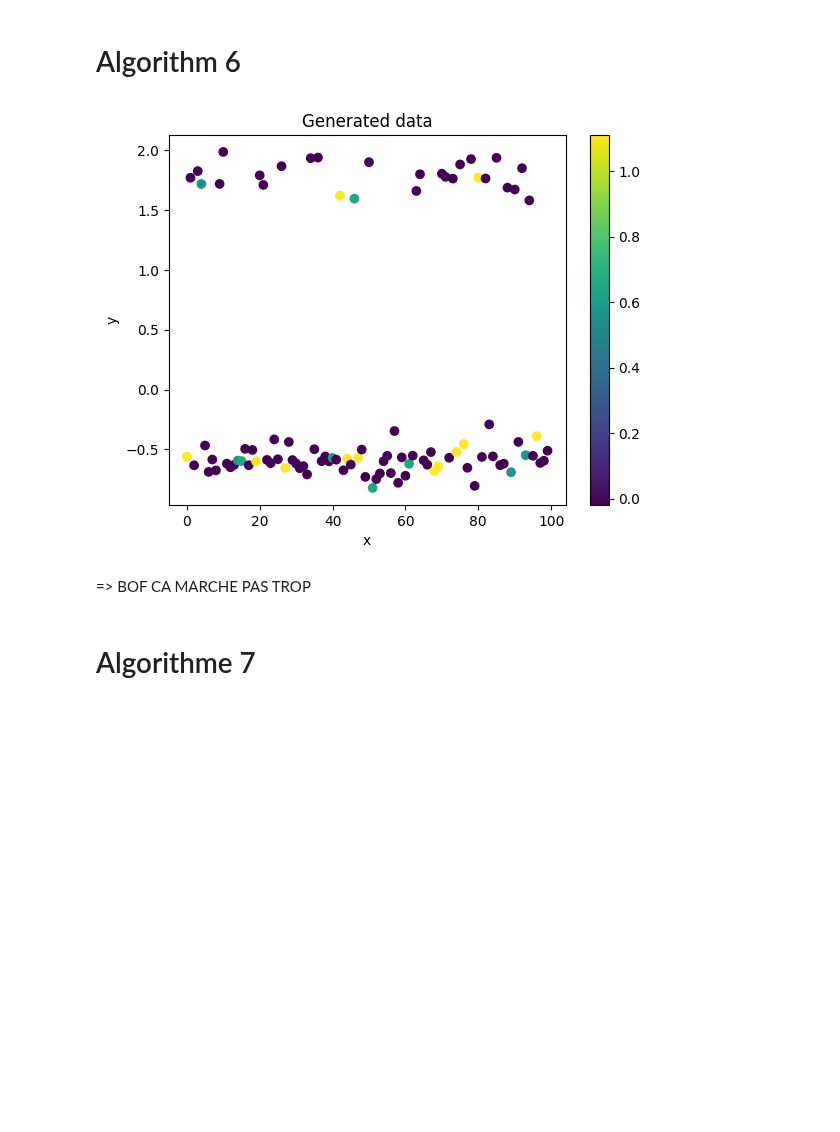
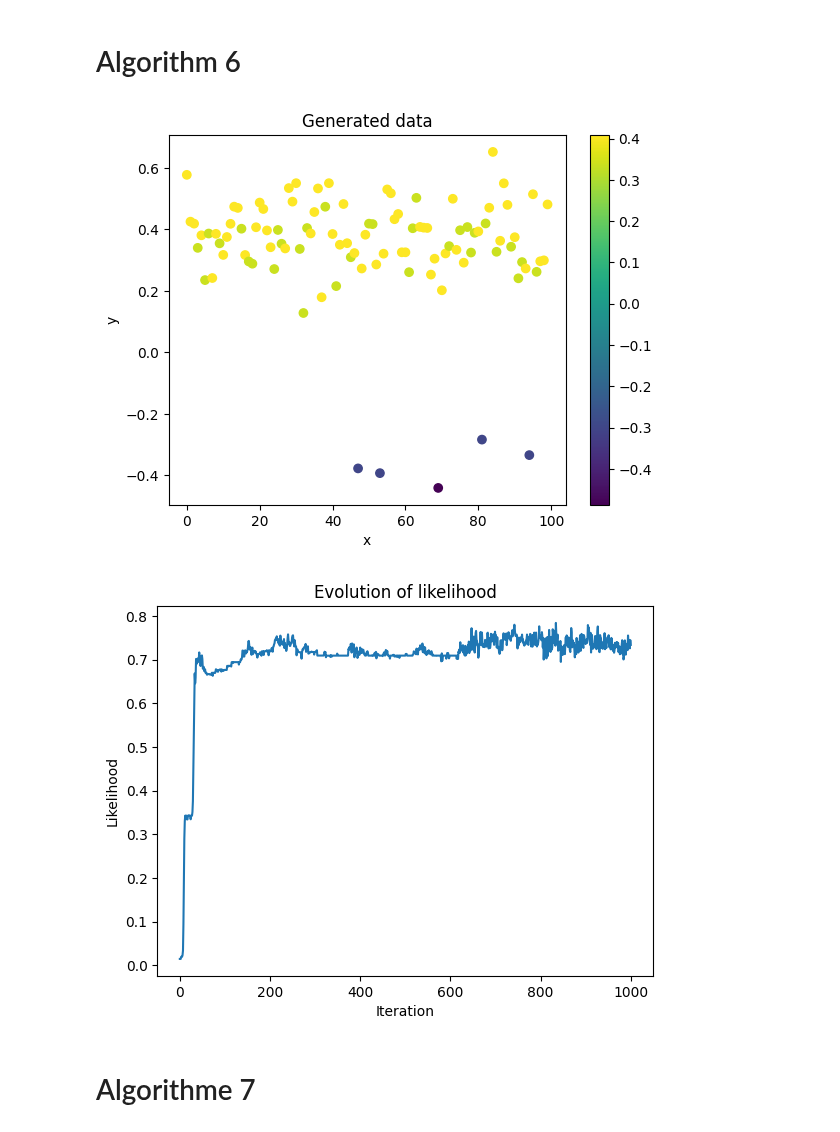
Before and after one commit to MariusAlonso/MVA-PGM-Sampling-Methods-DP-Mixture-Models, a Jupyter notebook: algos.ipynb, the cells around one changed output. Cells and saved outputs as stored; diff of their text form; code cells hidden in the pictures; blank space fills up the shorter version.

```diff
--- a/algos.ipynb
+++ b/algos.ipynb
@@ -13,7 +13,7 @@ def f_sampler(theta):
     return np.random.normal(theta, 0.1)
 
 def F_likelihood(theta, x):
-    return np.exp(-(theta - x)**2 / 2 * 0.1**2)
+    return np.exp(-(theta - x)**2 / (2 * 0.1**2))
 # %%
 def DP_sampler(n, alpha):
     # Sample the thetas
@@ -46,7 +47,7 @@ plt.show()
 # %%
 def algorithm_6_sample(theta, alpha):
     # Choose wether we sample from existing theta or from g0
-    if np.random.rand() < alpha / (len(theta) - 1 + alpha):
+    if np.random.rand() < alpha / (len(theta) + alpha):
         # Sample from g0
         theta = g0_sampler()
     else:
@@ -58,41 +59,55 @@ def algorithm_6_sample(theta, alpha):
 def algorithm_6(N, y, alpha):
     n = len(y)
     thetas = np.zeros((N+1, n))
+    lhs = np.zeros((N+1, n))
+    lhs[0] = np.array([F_likelihood(thetas[0, j], y[j]) for j in range(n)])
+
     for i in range(1, N+1):
         theta = thetas[i-1].copy()
+        lh = lhs[i-1].copy()
         for j in range(n):
-            theta_proposal = algorithm_6_sample(theta, alpha)
+            theta_proposal = algorithm_6_sample(theta[np.arange(n) != j], alpha)
+            lh_proposal = F_likelihood(theta_proposal, y[j])
 
             # Compute acceptance probability
-            alpha = min(1, F_likelihood(theta_proposal, y[j]) / F_likelihood(theta[j], y[j]))
+            alpha = min(1, lh_proposal / lh[j])
 
             # Accept or reject
             if np.random.rand() < alpha:
                 theta[j] = theta_proposal
+                lh[j] = lh_proposal
 
         thetas[i] = theta.copy()
+        lhs[i] = lh.copy()
 
-    return thetas
+    return thetas, lhs
 # %%
 n = 100
 N = 1000
 alpha = 0.25
 
-thetas = algorithm_6(N, y, alpha)
+thetas, lhs = algorithm_6(N, y, alpha)
 theta = thetas[-1]
 
 # plot y coloured by theta
 plt.figure()
 plt.scatter(np.arange(n), y, c=theta)
 plt.title("Generated data")
 plt.xlabel("x")
 plt.ylabel("y")
 plt.colorbar()
 plt.show()
+
+# plot evolution of lh
+plt.figure()
+plt.plot(np.mean(lhs, axis=1))
+plt.title("Evolution of likelihood")
+plt.xlabel("Iteration")
+plt.ylabel("Likelihood")
+plt.show()
 # %% [output]
-[figure, old version]
+[figure, new version]
+[figure, added]
-# %% [markdown]
-=> BOF CA MARCHE PAS TROP
 # %% [markdown]
 # Algorithme 7
 # %%
```
Also changed, not shown: parts of 3 cells of this notebook.
